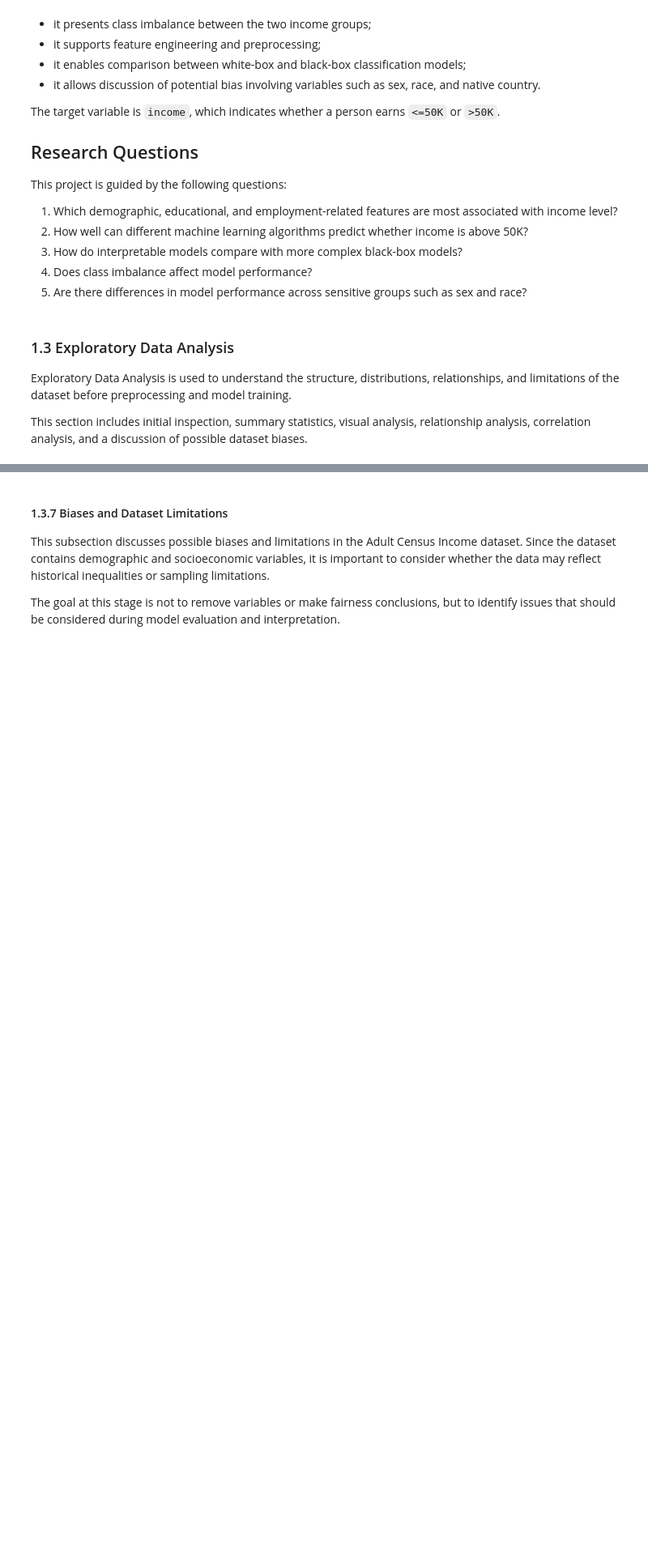
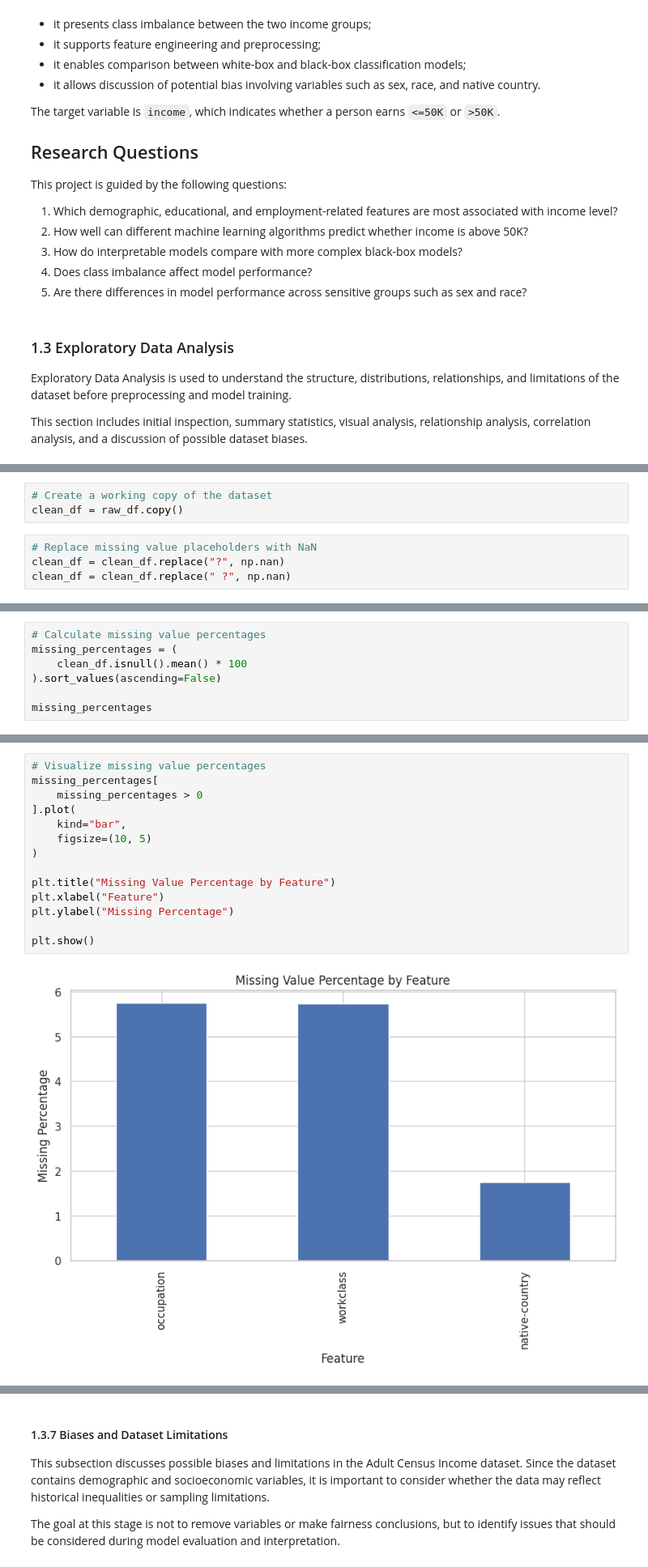
Before and after one commit to dantawalli/Adult-census-income-ML-project, a Jupyter notebook: adult_income_responsible_ai.ipynb, the cells around one changed output, grey strips where cells are left out. Shown at 81% size. Saved outputs shown, nothing was run; the diff lists cells and outputs as text; blank space fills up the shorter version.

```diff
--- a/adult_income_responsible_ai.ipynb
+++ b/adult_income_responsible_ai.ipynb
@@ -432,0 +260,7 @@ This analysis is limited because several important predictors, such as education
+# %%
+# Create a working copy of the dataset
+clean_df = raw_df.copy()
+# %%
+# Replace missing value placeholders with NaN
+clean_df = clean_df.replace("?", np.nan)
+clean_df = clean_df.replace(" ?", np.nan)
@@ -432,0 +290,7 @@ This analysis is limited because several important predictors, such as education
+# %%
+# Calculate missing value percentages
+missing_percentages = (
+    clean_df.isnull().mean() * 100
+).sort_values(ascending=False)
+
+missing_percentages
@@ -432,0 +315,16 @@ This analysis is limited because several important predictors, such as education
+# %%
+# Visualize missing value percentages
+missing_percentages[
+    missing_percentages > 0
+].plot(
+    kind="bar",
+    figsize=(10, 5)
+)
+
+plt.title("Missing Value Percentage by Feature")
+plt.xlabel("Feature")
+plt.ylabel("Missing Percentage")
+
+plt.show()
+# %% [output]
+[figure, added]
```
Also changed, not shown: parts of 230 cells of this notebook.
